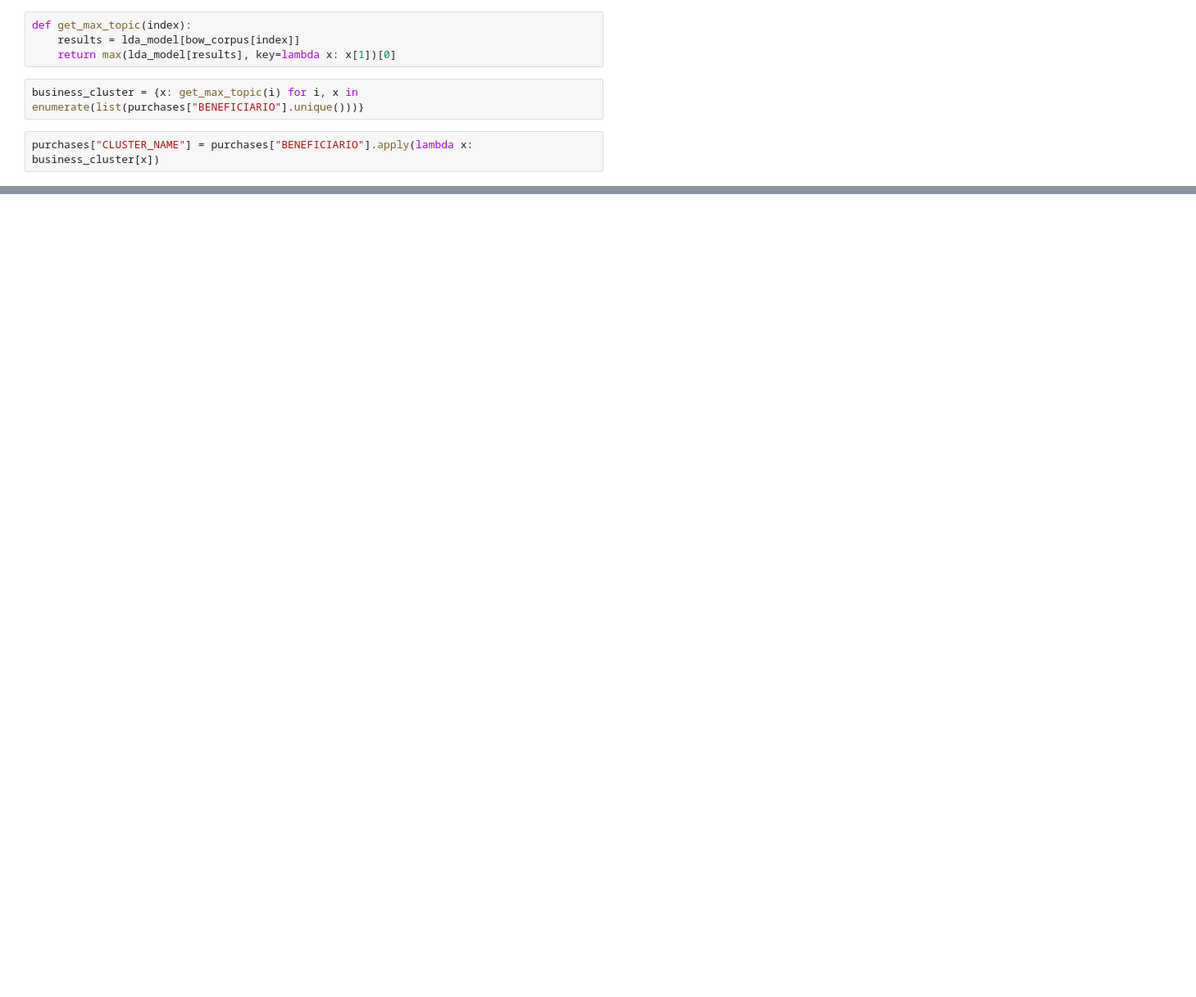
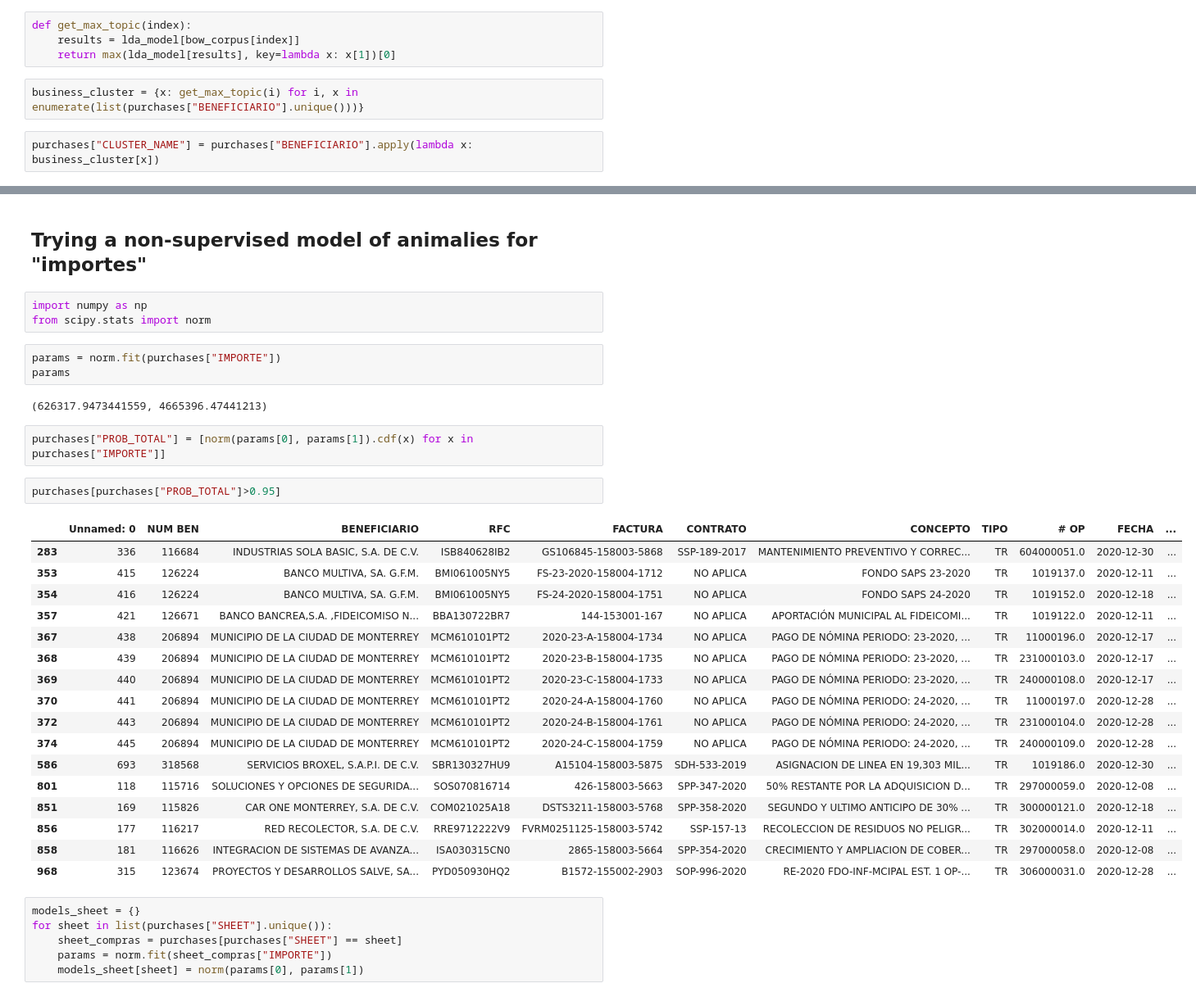
Before and after one commit to Alejolamilla/December_purchases_project, a Jupyter notebook: notebooks/04_modelation_and_conclusions.ipynb, the cells around one changed output, grey strips where cells are left out. Shown: that part at 82% size. Drawn from its saved outputs; the diff is of its cells as text; blank space fills up the shorter version.

```diff
--- a/notebooks/04_modelation_and_conclusions.ipynb
+++ b/notebooks/04_modelation_and_conclusions.ipynb
@@ -88,3 +88,41 @@ purchases.groupby("CLUSTER_NAME")["IMPORTE"].mean().plot.bar()
 # %% [output]
 <AxesSubplot:xlabel='CLUSTER_NAME'>
 [figure]
+# %% [markdown]
+## Trying a non-supervised model of animalies for "importes"
+# %%
+import numpy as np
+from scipy.stats import norm
+# %%
+params = norm.fit(purchases["IMPORTE"])
+params
+# %% [output]
+(626317.9473441559, 4665396.47441213)
+# %%
+purchases["PROB_TOTAL"] = [norm(params[0], params[1]).cdf(x) for x in purchases["IMPORTE"]]
+# %%
+purchases[purchases["PROB_TOTAL"]>0.95]
+# %% [output]
+|  | Unnamed: 0 | NUM BEN | BENEFICIARIO | RFC | FACTURA | CONTRATO | CONCEPTO | TIPO | # OP | FECHA | ... |
+| 283 | 336 | 116684 | INDUSTRIAS SOLA BASIC, S.A. DE C.V. | ISB840628IB2 | GS106845-158003-5868 | SSP-189-2017 | MANTENIMIENTO PREVENTIVO Y CORREC... | TR | 604000051.0 | 2020-12-30 | ... |
+| 353 | 415 | 126224 | BANCO MULTIVA, SA. G.F.M. | BMI061005NY5 | FS-23-2020-158004-1712 | NO APLICA | FONDO SAPS 23-2020 | TR | 1019137.0 | 2020-12-11 | ... |
+| 354 | 416 | 126224 | BANCO MULTIVA, SA. G.F.M. | BMI061005NY5 | FS-24-2020-158004-1751 | NO APLICA | FONDO SAPS 24-2020 | TR | 1019152.0 | 2020-12-18 | ... |
+| 357 | 421 | 126671 | BANCO BANCREA,S.A. ,FIDEICOMISO N... | BBA130722BR7 | 144-153001-167 | NO APLICA | APORTACIÓN MUNICIPAL AL FIDEICOMI... | TR | 1019122.0 | 2020-12-11 | ... |
+| 367 | 438 | 206894 | MUNICIPIO DE LA CIUDAD DE MONTERREY | MCM610101PT2 | 2020-23-A-158004-1734 | NO APLICA | PAGO DE NÓMINA PERIODO: 23-2020, ... | TR | 11000196.0 | 2020-12-17 | ... |
+| 368 | 439 | 206894 | MUNICIPIO DE LA CIUDAD DE MONTERREY | MCM610101PT2 | 2020-23-B-158004-1735 | NO APLICA | PAGO DE NÓMINA PERIODO: 23-2020, ... | TR | 231000103.0 | 2020-12-17 | ... |
+| 369 | 440 | 206894 | MUNICIPIO DE LA CIUDAD DE MONTERREY | MCM610101PT2 | 2020-23-C-158004-1733 | NO APLICA | PAGO DE NÓMINA PERIODO: 23-2020, ... | TR | 240000108.0 | 2020-12-17 | ... |
+| 370 | 441 | 206894 | MUNICIPIO DE LA CIUDAD DE MONTERREY | MCM610101PT2 | 2020-24-A-158004-1760 | NO APLICA | PAGO DE NÓMINA PERIODO: 24-2020, ... | TR | 11000197.0 | 2020-12-28 | ... |
+| 372 | 443 | 206894 | MUNICIPIO DE LA CIUDAD DE MONTERREY | MCM610101PT2 | 2020-24-B-158004-1761 | NO APLICA | PAGO DE NÓMINA PERIODO: 24-2020, ... | TR | 231000104.0 | 2020-12-28 | ... |
+| 374 | 445 | 206894 | MUNICIPIO DE LA CIUDAD DE MONTERREY | MCM610101PT2 | 2020-24-C-158004-1759 | NO APLICA | PAGO DE NÓMINA PERIODO: 24-2020, ... | TR | 240000109.0 | 2020-12-28 | ... |
+| 586 | 693 | 318568 | SERVICIOS BROXEL, S.A.P.I. DE C.V. | SBR130327HU9 | A15104-158003-5875 | SDH-533-2019 | ASIGNACION DE LINEA EN 19,303 MIL... | TR | 1019186.0 | 2020-12-30 | ... |
+| 801 | 118 | 115716 | SOLUCIONES Y OPCIONES DE SEGURIDA... | SOS070816714 | 426-158003-5663 | SPP-347-2020 | 50% RESTANTE POR LA ADQUISICION D... | TR | 297000059.0 | 2020-12-08 | ... |
+| 851 | 169 | 115826 | CAR ONE MONTERREY, S.A. DE C.V. | COM021025A18 | DSTS3211-158003-5768 | SPP-358-2020 | SEGUNDO Y ULTIMO ANTICIPO DE 30% ... | TR | 300000121.0 | 2020-12-18 | ... |
+| 856 | 177 | 116217 | RED RECOLECTOR, S.A. DE C.V. | RRE9712222V9 | FVRM0251125-158003-5742 | SSP-157-13 | RECOLECCION DE RESIDUOS NO PELIGR... | TR | 302000014.0 | 2020-12-11 | ... |
+| 858 | 181 | 116626 | INTEGRACION DE SISTEMAS DE AVANZA... | ISA030315CN0 | 2865-158003-5664 | SPP-354-2020 | CRECIMIENTO Y AMPLIACION DE COBER... | TR | 297000058.0 | 2020-12-08 | ... |
+| 968 | 315 | 123674 | PROYECTOS Y DESARROLLOS SALVE, SA... | PYD050930HQ2 | B1572-155002-2903 | SOP-996-2020 | RE-2020 FDO-INF-MCIPAL EST. 1 OP-... | TR | 306000031.0 | 2020-12-28 | ... |
+# %%
+models_sheet = {}
+for sheet in list(purchases["SHEET"].unique()):
+    sheet_compras = purchases[purchases["SHEET"] == sheet]
+    params = norm.fit(sheet_compras["IMPORTE"])
+    models_sheet[sheet] = norm(params[0], params[1])
```
Also changed, not shown: parts of 3 cells of this notebook, 1 other file.
